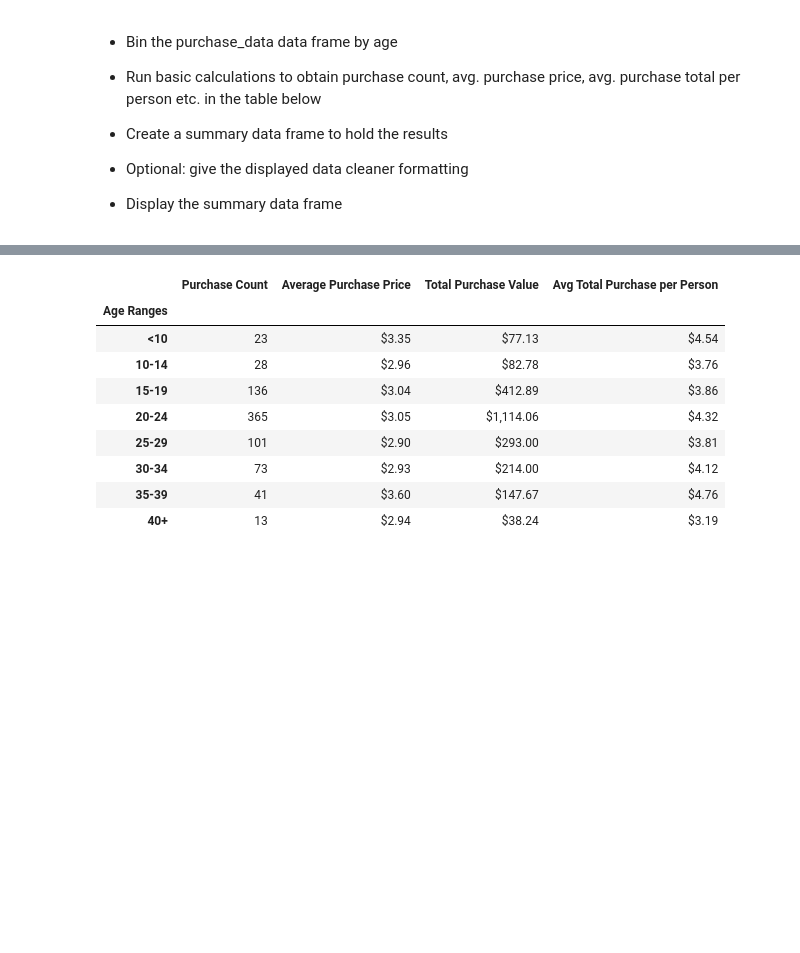
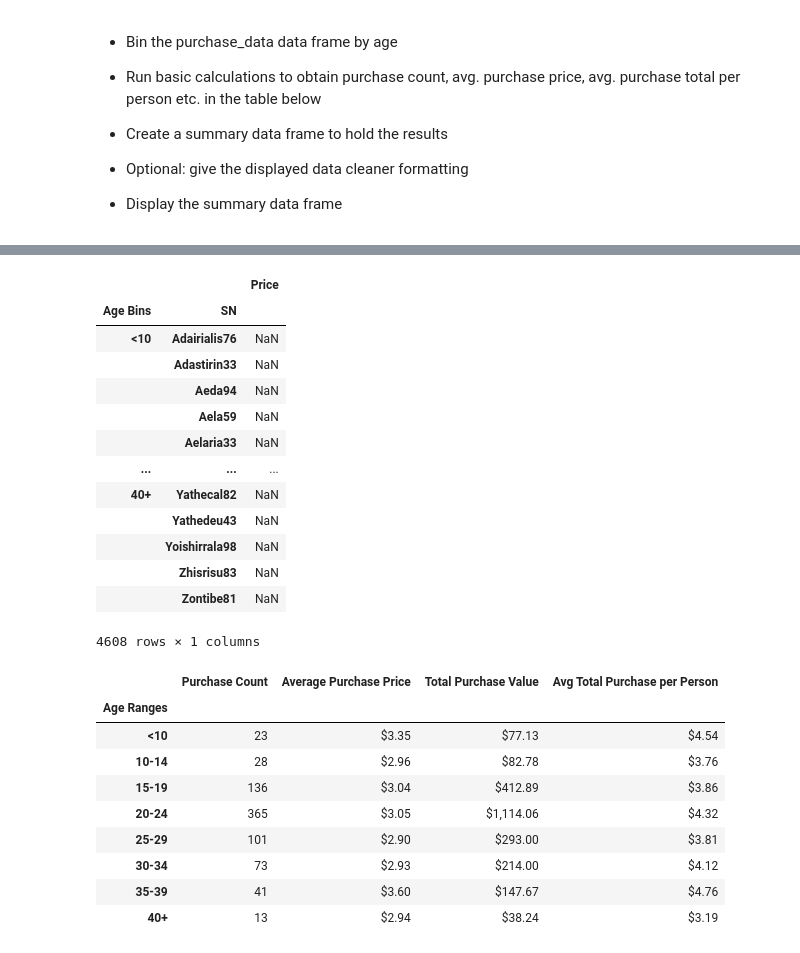
Before and after one commit to serch3128/Pandas-homework, a Jupyter notebook: HeroesOfPymoli/HeroesOfPymoli_starter.ipynb, the cells around one changed output, grey strips where cells are left out. Saved outputs shown, nothing was run; the diff lists cells and outputs as text; code cells hidden in the pictures; blank space fills up the shorter version.

```diff
--- a/HeroesOfPymoli/HeroesOfPymoli_starter.ipynb
+++ b/HeroesOfPymoli/HeroesOfPymoli_starter.ipynb
@@ -310,3 +515,45 @@ merge_df
+# %%
+#Grouop by age bin and SN
+purchasinggroupsn_df= purchasing_df.groupby(['Age Bins','SN'])
+#Sum the values of price
+#mean_price_df =pd.DataFrame(purchasinggroupsn_df["Price"].sum())
+#Change all the values in NA for 0
+#mean_price_df = mean_price_df.fillna(value=0)
+
+#mean_price_df = mean_price_df.groupby(['Age Bins'])
+
+#mean_price_df=pd.DataFrame(mean_price_df["Price"].mean())
+#mean_price_df = mean_price_df["Price"].mean()
+#mean_price_df = mean_price_df["Age Bins"]
+
+
+
+#Apply the mean
+
+#mean_price_df =mean_price_df[""].mean()
+
+
+mean_price_df
+
+#Create the df and make the mean by price
+#mean_price_df= pd.DataFrame(mean_price_df["Price"].mean())
+#Apply the data frame and add name to the column price
+#mean_price_df = pd.DataFrame({"Price":mean_price_df})
+# %% [output]
+|  |  | Price |
+| Age Bins | SN |  |
+| <10 | Adairialis76 | NaN |
+|  | Adastirin33 | NaN |
+|  | Aeda94 | NaN |
+|  | Aela59 | NaN |
+|  | Aelaria33 | NaN |
+| ... | ... | ... |
+| 40+ | Yathecal82 | NaN |
+|  | Yathedeu43 | NaN |
+|  | Yoishirrala98 | NaN |
+|  | Zhisrisu83 | NaN |
+|  | Zontibe81 | NaN |
+4608 rows × 1 columns
 # %%
 # %% [output]
 |  | Purchase Count | Average Purchase Price | Total Purchase Value | Avg Total Purchase per Person |
```
Also changed, not shown: parts of 27 cells of this notebook, 1 other file.
